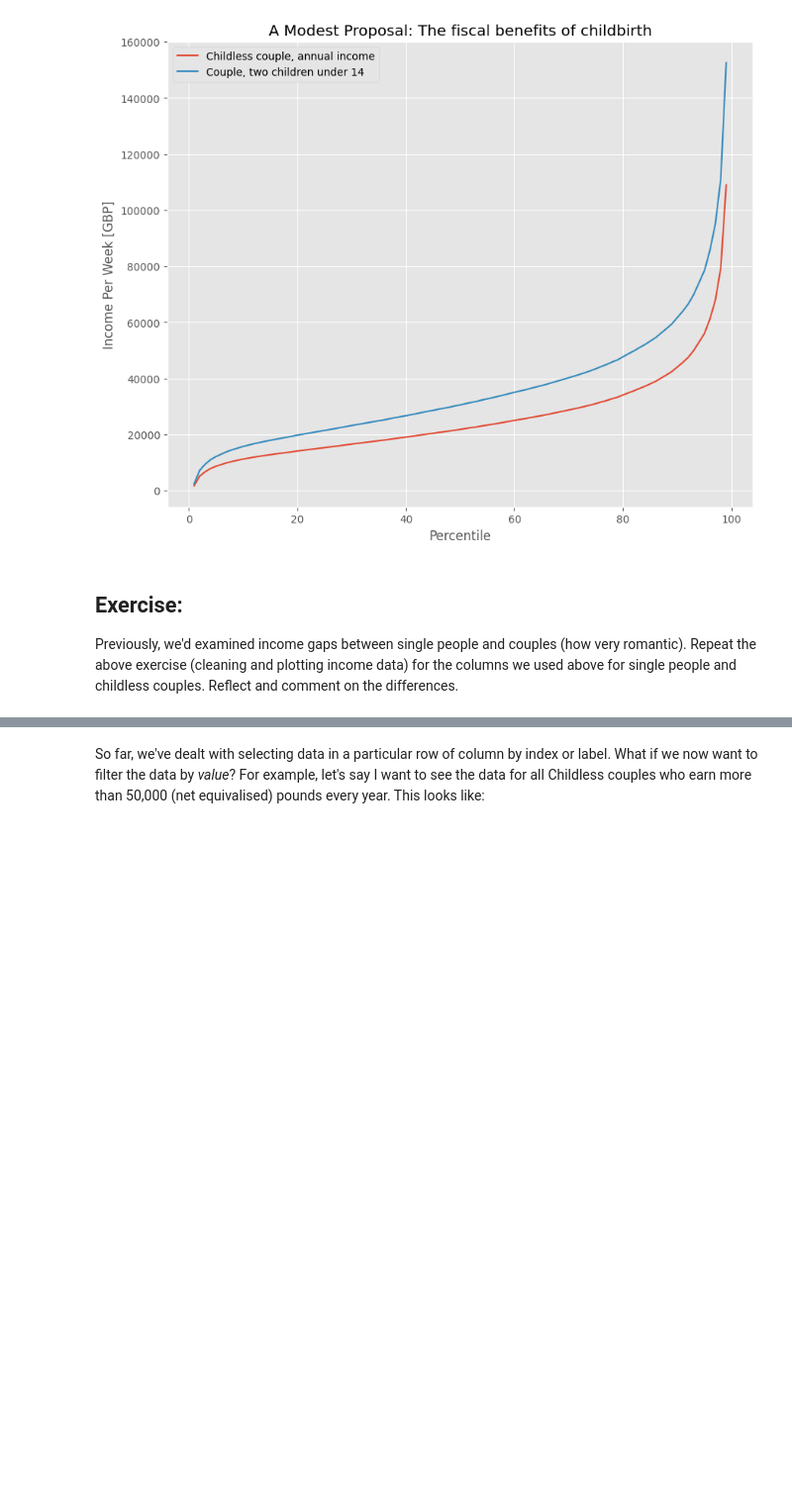
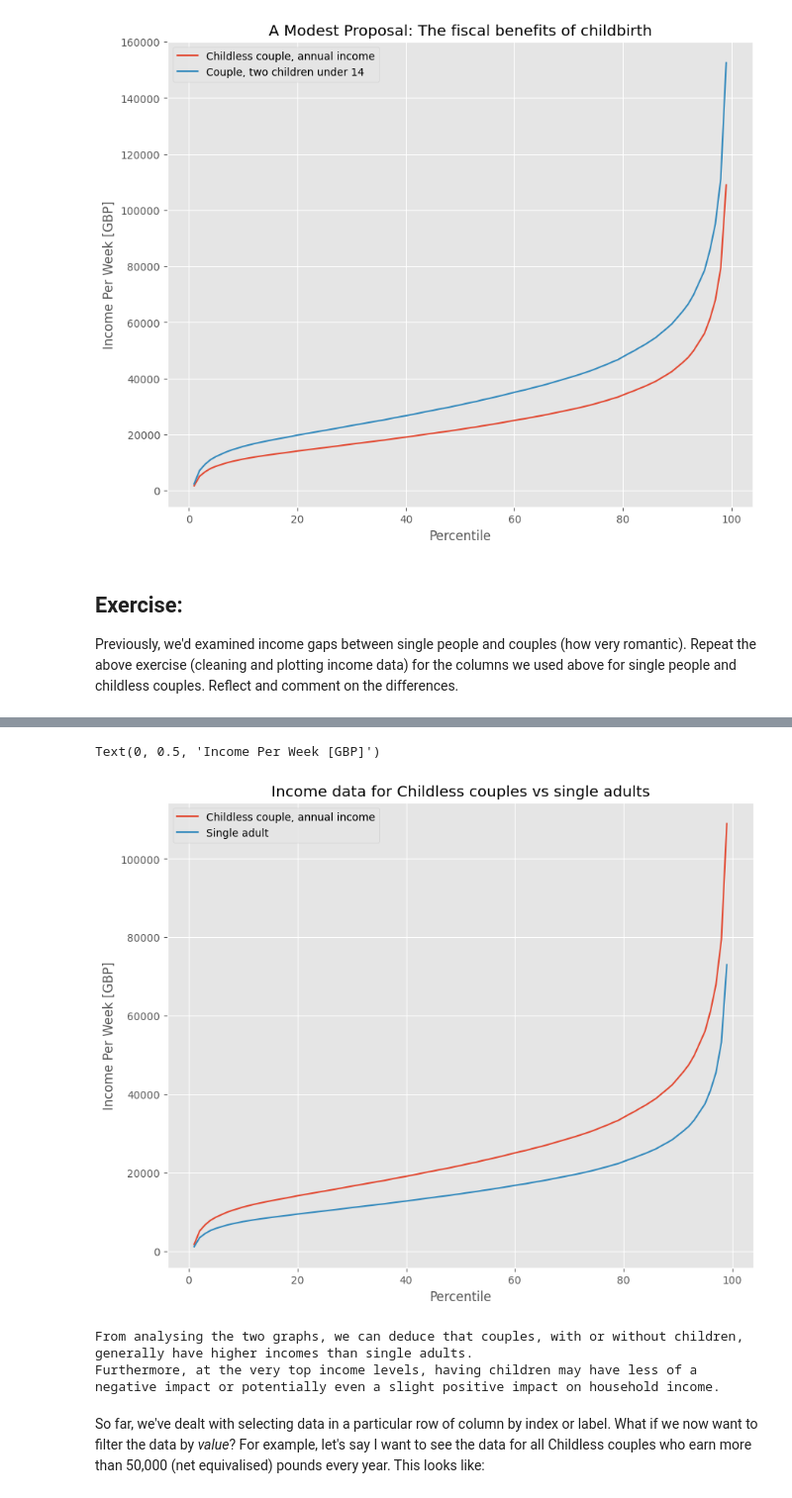
Before and after one commit to jinkim-com/QM2, a Jupyter notebook: Week 2 - Intro to Pandas.ipynb, the cells around one changed output, grey strips where cells are left out. Shown at 99% size. Saved outputs shown, nothing was run; the diff lists cells and outputs as text; code cells hidden in the pictures; blank space fills up the shorter version.

```diff
--- a/Week 2 - Intro to Pandas.ipynb
+++ b/Week 2 - Intro to Pandas.ipynb
@@ -341,3 +333,23 @@ SyntaxError: invalid syntax (<ipython-input-25-37a0b7dec32c>, line 1)
+# %%
+cleaned = income[['Childless couple, annual income','Single adult']]
+
+cleaned=cleaned.replace(',', '', regex=True)
+cleaned = cleaned.replace('-', 'NaN', regex=True).astype('float')
+
+cleaned.head()
+
+cleaned.plot()
+plt.title('Income data for Childless couples vs single adults')
+plt.xlabel('Percentile')
+plt.ylabel('Income Per Week [GBP]')
+# %% [output]
+Text(0, 0.5, 'Income Per Week [GBP]')
+[figure, added]
+# %%
+print("From analysing the two graphs, we can deduce that couples, with or without children, generally have higher incomes than single adults. \nFurthermore, at the very top income levels, having children may have less of a negative impact or potentially even a slight positive impact on household income.")
+# %% [output]
+From analysing the two graphs, we can deduce that couples, with or without children, generally have higher incomes than single adults.
+Furthermore, at the very top income levels, having children may have less of a negative impact or potentially even a slight positive impact on household income.
 # %% [markdown]
 So far, we've dealt with selecting data in a particular row of column by index or label. What if we now want to filter the data by *value*? For example, let's say I want to see the data for all Childless couples who earn more than 50,000 (net equivalised) pounds every year. This looks like:
 # %%
```
Also changed, not shown: parts of 8 cells of this notebook.
